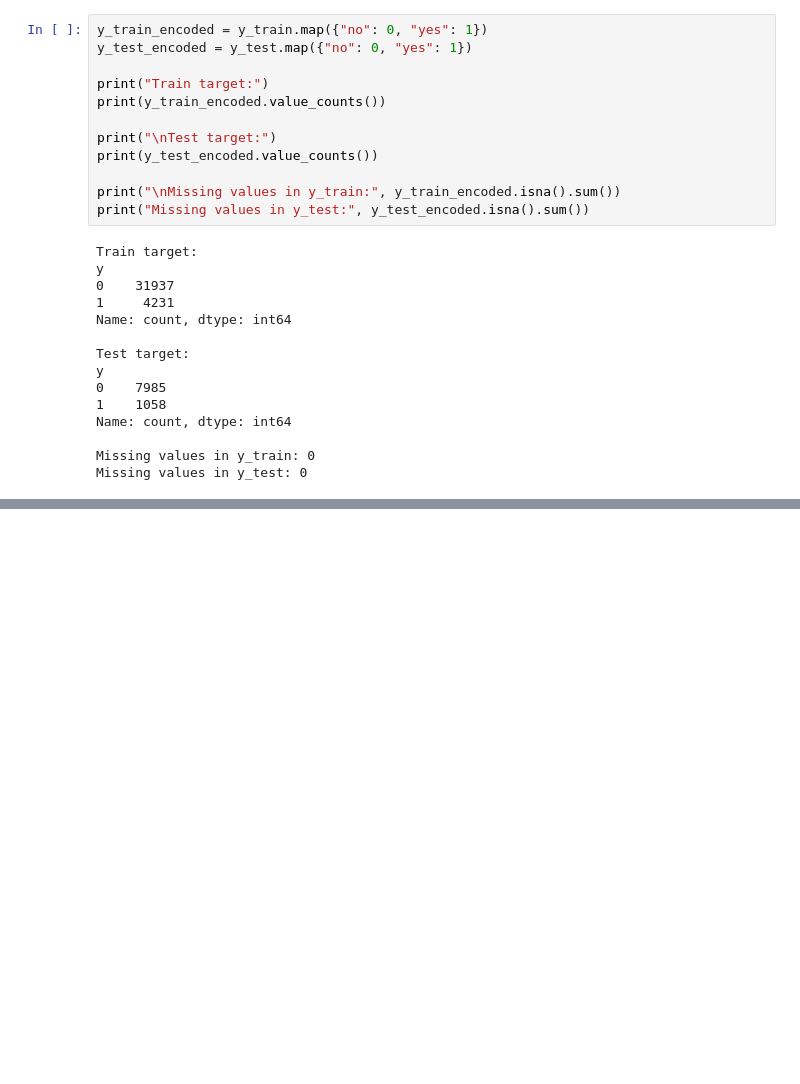
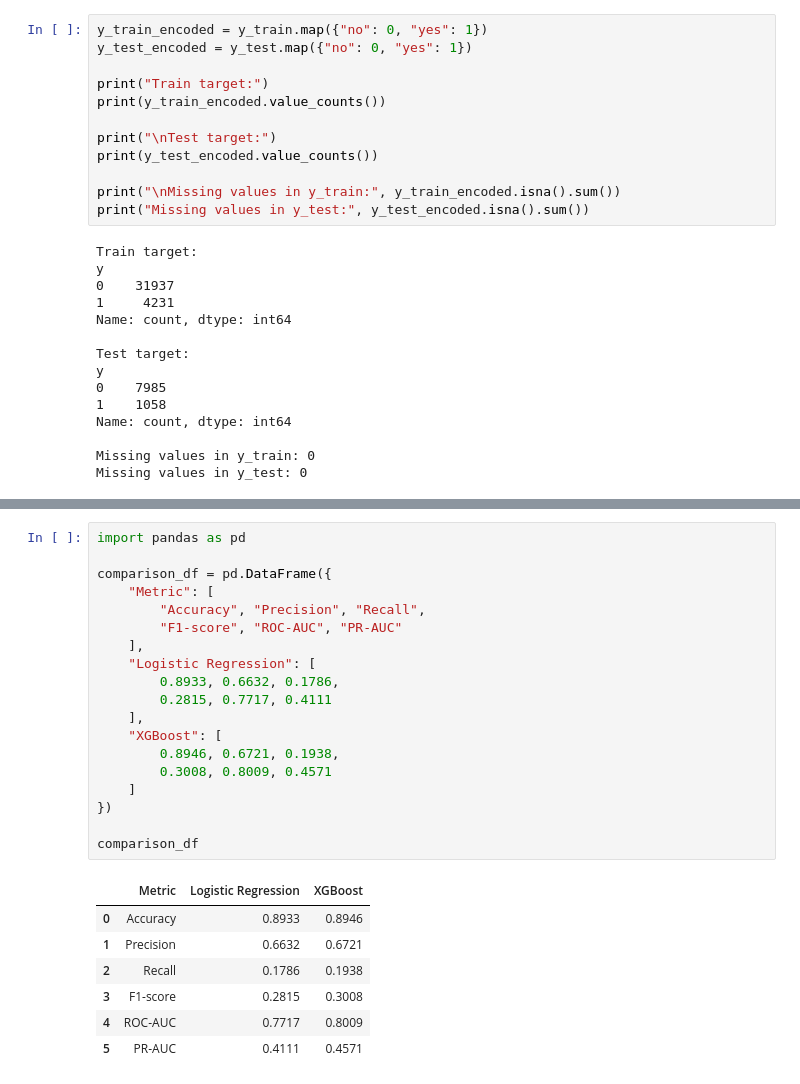
Before and after one commit to JiaHui2005/xgboost-bank-marketing, a Jupyter notebook: notebooks/02_modeling.ipynb, the cells around one changed output, grey strips where cells are left out. Drawn from its saved outputs; the diff is of its cells as text; blank space fills up the shorter version.

```diff
--- a/notebooks/02_modeling.ipynb
+++ b/notebooks/02_modeling.ipynb
@@ -240,0 +433,27 @@ print("Preprocessor created successfully.")
+# %%
+import pandas as pd
+
+comparison_df = pd.DataFrame({
+    "Metric": [
+        "Accuracy", "Precision", "Recall",
+        "F1-score", "ROC-AUC", "PR-AUC"
+    ],
+    "Logistic Regression": [
+        0.8933, 0.6632, 0.1786,
+        0.2815, 0.7717, 0.4111
+    ],
+    "XGBoost": [
+        0.8946, 0.6721, 0.1938,
+        0.3008, 0.8009, 0.4571
+    ]
+})
+
+comparison_df
+# %% [output]
+|  | Metric | Logistic Regression | XGBoost |
+| 0 | Accuracy | 0.8933 | 0.8946 |
+| 1 | Precision | 0.6632 | 0.6721 |
+| 2 | Recall | 0.1786 | 0.1938 |
+| 3 | F1-score | 0.2815 | 0.3008 |
+| 4 | ROC-AUC | 0.7717 | 0.8009 |
+| 5 | PR-AUC | 0.4111 | 0.4571 |
```
Also changed, not shown: parts of 35 cells of this notebook, 4 other files.
